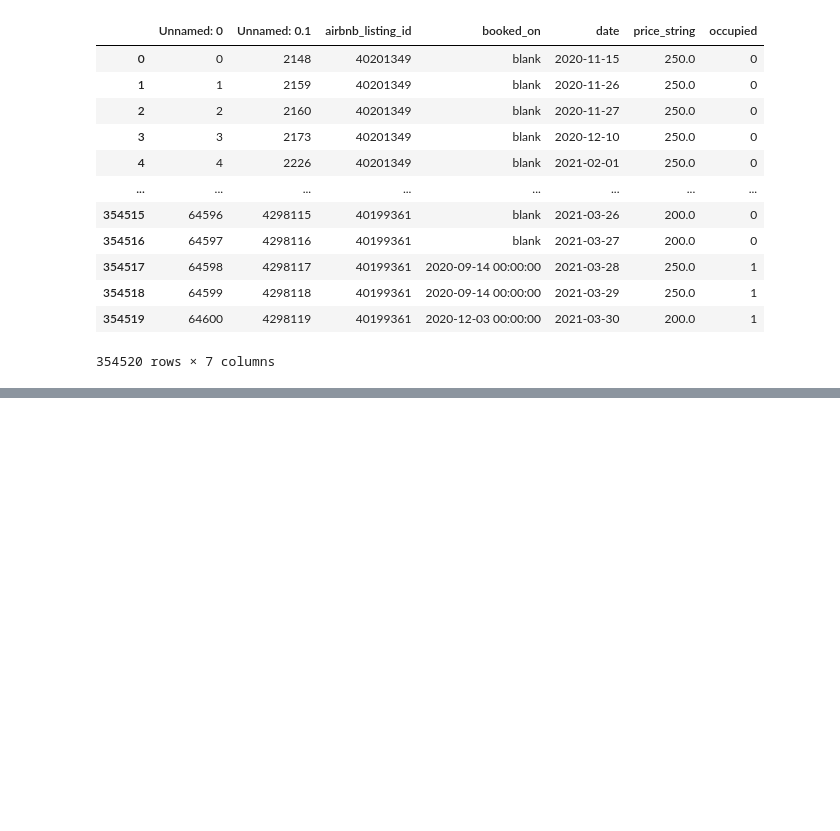
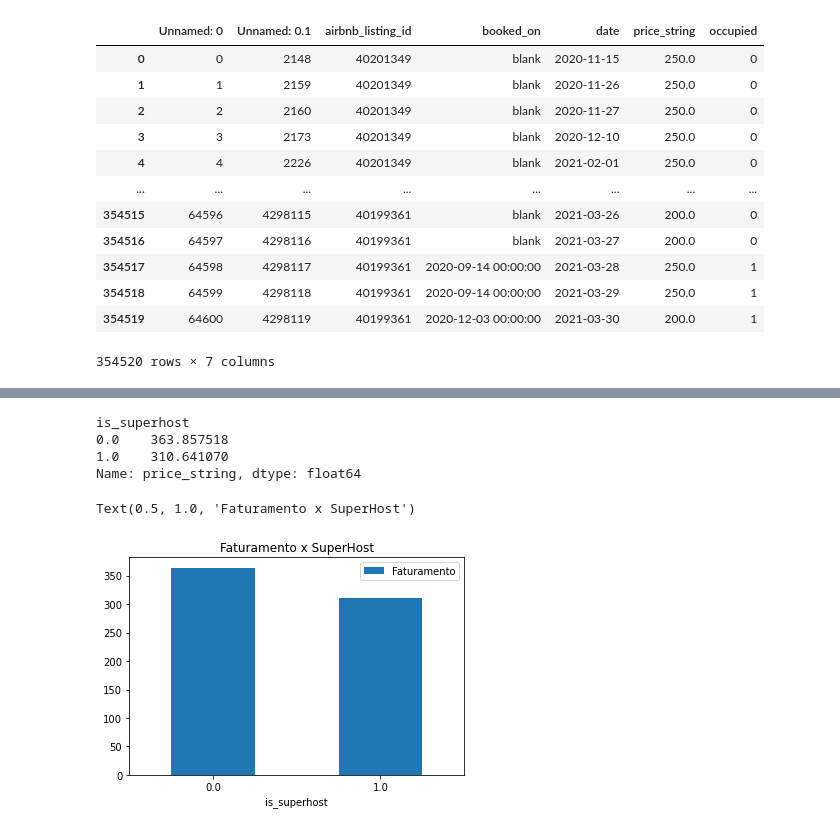
Before and after one commit to spiovezana/Seazone, a Jupyter notebook: SeazoneCode.ipynb, the cells around one changed output, grey strips where cells are left out. Saved outputs shown, nothing was run; the diff lists cells and outputs as text; code cells hidden in the pictures; blank space fills up the shorter version.

Commit message:
Segundo commit com o jupyter notebook completo

```diff
--- a/SeazoneCode.ipynb
+++ b/SeazoneCode.ipynb
@@ -102,0 +99,9 @@ base_merged
+# %%
+# Para realizar o segundo ordenamento, levei em consideração somente os "listing" que foram alugados, pois foram os únicos  que geraram receita.
+# Criei um novo dataset somente com os "listing" ocupados, agrupei pelos bairros e calculei a média dos valores do anúncio. Depois só ordenei por esses valores.
+base_occupied = base_merged[base_merged['occupied'] == 1].copy()
+suburbByRevenue = base_occupied.groupby(by=['suburb']).mean('price_string')
+suburbByRevenue = suburbByRevenue.sort_values(by=['price_string'], ascending=False)
+suburbByRevenue['price_string']
+# Nota-se que apesar do bairro Jurerê ser apenas o terceiro em questão de anúncios, ele é o que mais gera receita.
+# O restante dos bairros segue uma tendência de receita em relação ao número de anúncios.
@@ -102,0 +121,21 @@ base_merged
+# %%
+# A primeira análise será feita com relação ao atributo superHost.
+# Novamente levei em consideração somente os anúncios que foram ocupados.
+# Como é bem comum que um mesmo anúncio possua diversas datas alugadas, agrupei esses dados pelo "airbnb_listing_id" e calculei a média desse faturamento.
+# Depois agrupei os dados resultantes pelo atributo "is_superhost" e novamente calculei a média do faturamento.
+base_pricingById = base_occupied.groupby(by=['airbnb_listing_id']).mean('price_string')
+isSuperHost = base_pricingById.groupby(by=['is_superhost']).mean('price_string')
+isSuperHost['price_string']
+# %% [output]
+is_superhost
+0.0    363.857518
+1.0    310.641070
+Name: price_string, dtype: float64
+# %%
+# Nessa análise foi possível verificar que ao contrário do que se esperava, os anúncios que não são superHost tiveram um faturamento superior.
+index = isSuperHost.index
+df = pd.DataFrame({'Faturamento': isSuperHost['price_string']}, index=index)
+df.plot.bar(rot=0).set_title('Faturamento x SuperHost')
+# %% [output]
+Text(0.5, 1.0, 'Faturamento x SuperHost')
+[figure, added]
```
Also changed, not shown: parts of 22 cells of this notebook.
